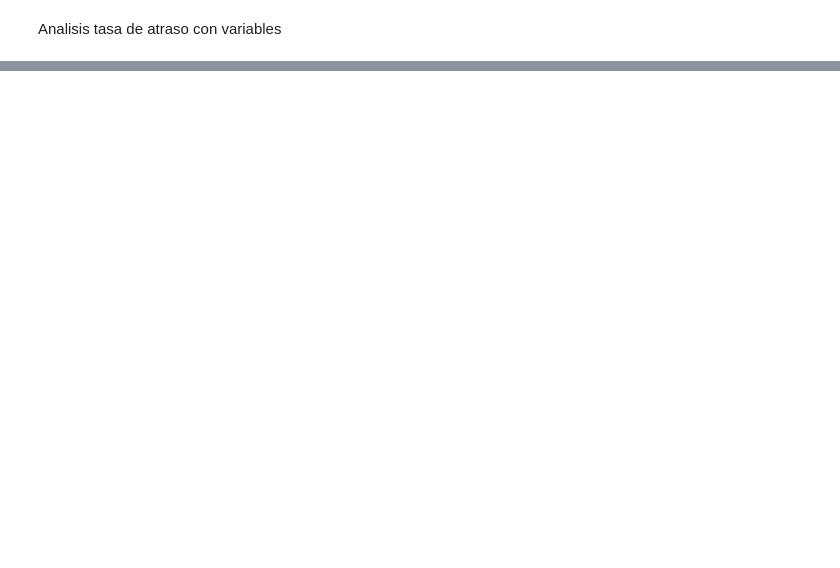
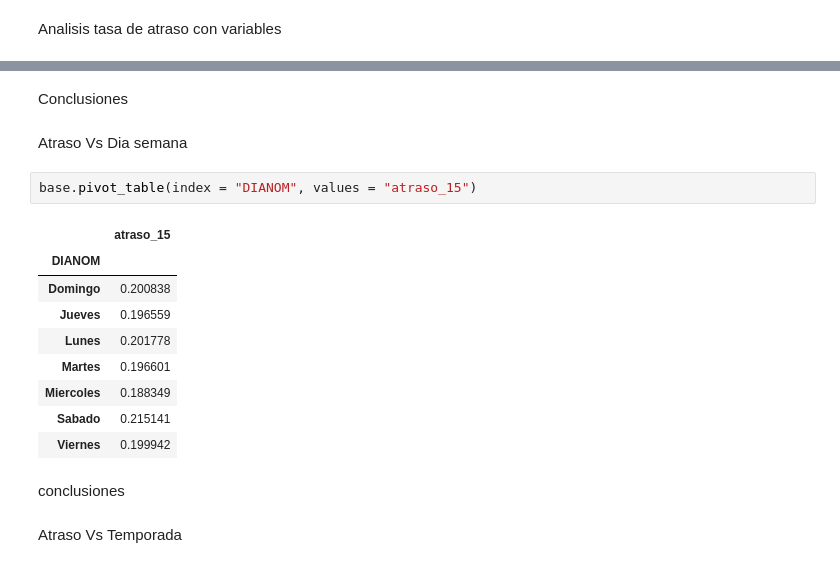
Before and after one commit to Danilo22m/Prueba-LATAM, a Jupyter notebook: solution.ipynb, the cells around one changed output, grey strips where cells are left out. Drawn from its saved outputs; the diff is of its cells as text; blank space fills up the shorter version.

```diff
--- a/solution.ipynb
+++ b/solution.ipynb
@@ -224,0 +336,20 @@ Analisis tasa de atraso con variables
+# %% [markdown]
+Conclusiones
+# %% [markdown]
+Atraso Vs Dia semana
+# %%
+base.pivot_table(index = "DIANOM", values = "atraso_15")
+# %% [output]
+|  | atraso_15 |
+| DIANOM |  |
+| Domingo | 0.200838 |
+| Jueves | 0.196559 |
+| Lunes | 0.201778 |
+| Martes | 0.196601 |
+| Miercoles | 0.188349 |
+| Sabado | 0.215141 |
+| Viernes | 0.199942 |
+# %% [markdown]
+conclusiones
+# %% [markdown]
+Atraso Vs Temporada
```
Also changed, not shown: parts of 19 cells of this notebook.
